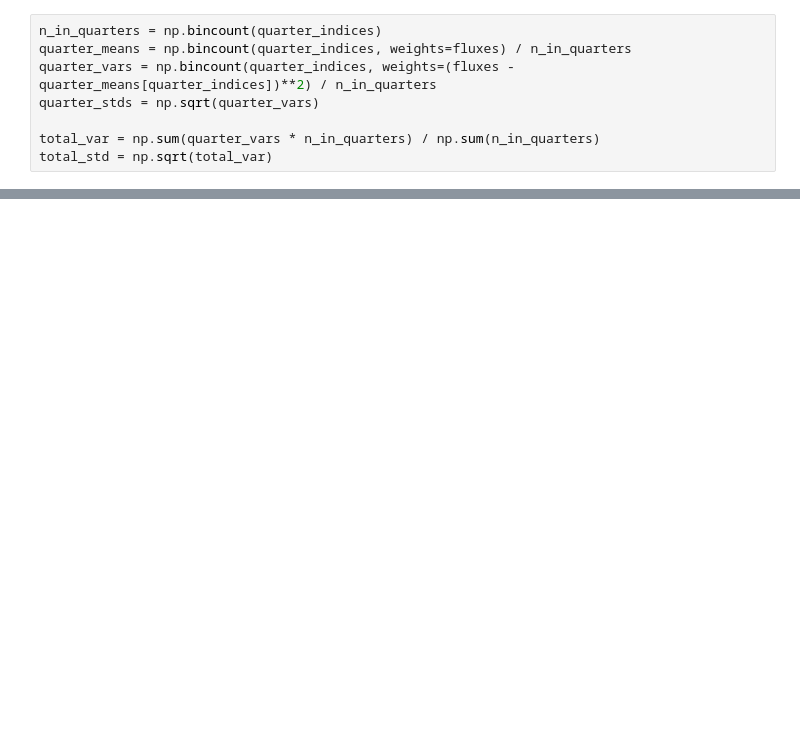
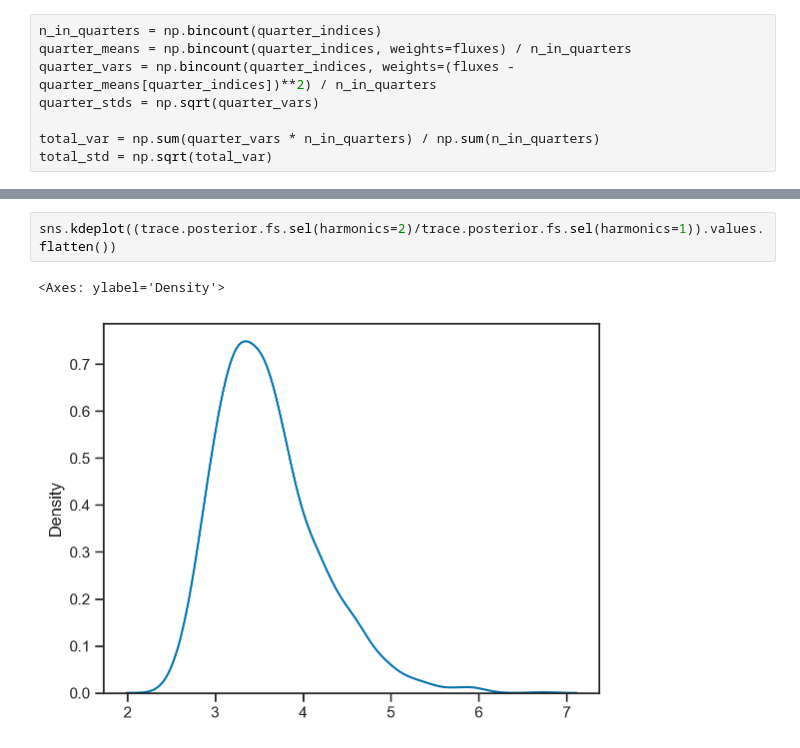
Before and after one commit to ssagynbayeva/HarmonicLombScargle, a Jupyter notebook: KIC5111207_test.ipynb, the cells around one changed output, grey strips where cells are left out. Cells and saved outputs as stored; diff of their text form; blank space fills up the shorter version.

```diff
--- a/KIC5111207_test.ipynb
+++ b/KIC5111207_test.ipynb
@@ -174,0 +198,5 @@ ValueError: Invalid argument to dtype: None.
+# %%
+sns.kdeplot((trace.posterior.fs.sel(harmonics=2)/trace.posterior.fs.sel(harmonics=1)).values.flatten())
+# %% [output]
+<Axes: ylabel='Density'>
+[figure, added]
```
Also changed, not shown: parts of 10 cells of this notebook, 2 other files.
